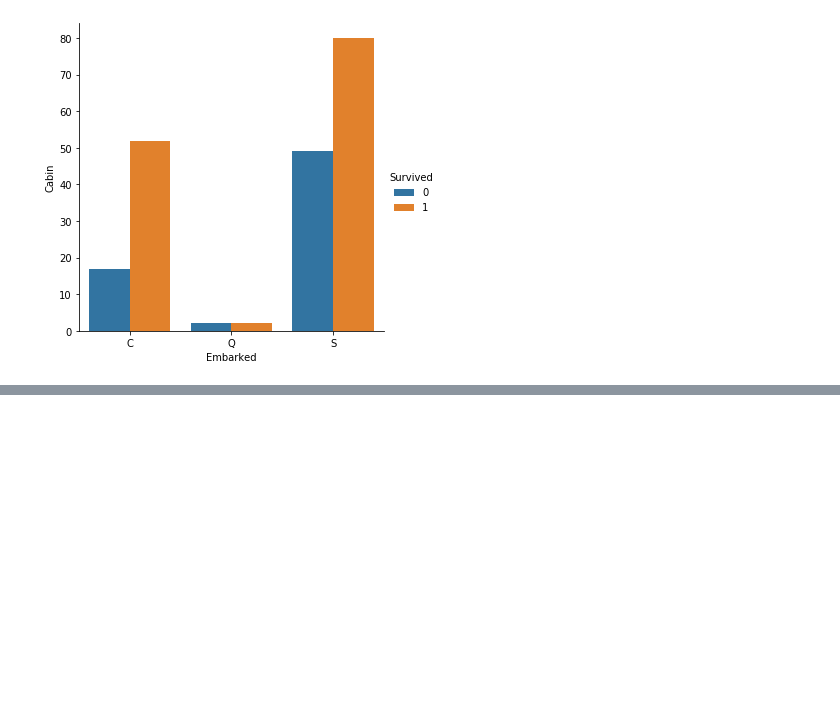
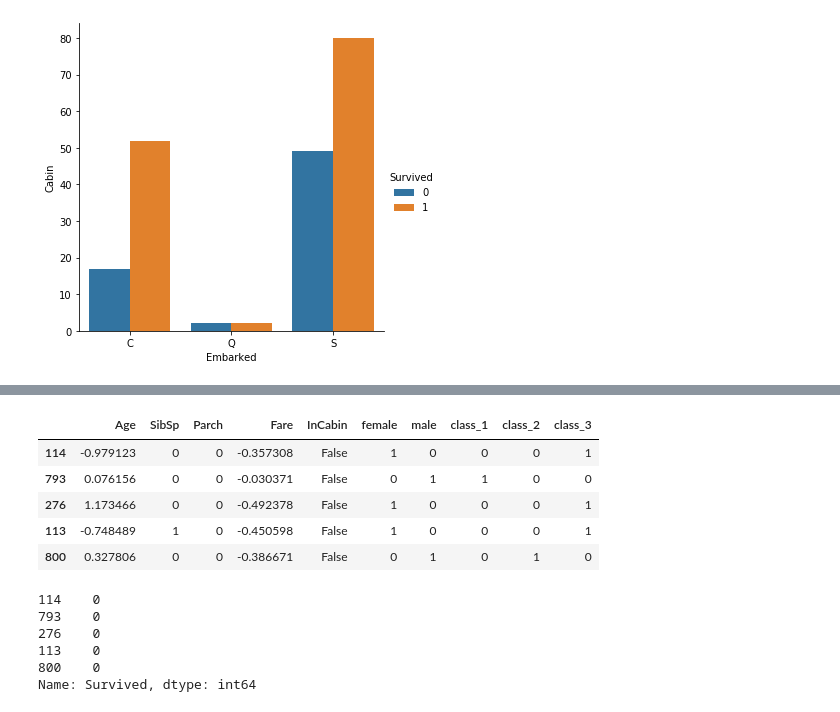
Before and after one commit to PatrickFlynn/Titanic_Prediction, a Jupyter notebook: Titanic EDA.ipynb, the cells around one changed output, grey strips where cells are left out. Saved outputs shown, nothing was run; the diff lists cells and outputs as text; code cells hidden in the pictures; blank space fills up the shorter version.

```diff
--- a/Titanic EDA.ipynb
+++ b/Titanic EDA.ipynb
@@ -174,0 +242,23 @@ df.corr()
+# %%
+X = df_filtered.drop('Survived', axis=1)
+y = df_filtered['Survived']
+# %%
+X_train, X_test, y_train, y_test = train_test_split(X, y, test_size=0.3, stratify=y, random_state=15144)
+# %%
+X_train.head()
+# %% [output]
+|  | Age | SibSp | Parch | Fare | InCabin | female | male | class_1 | class_2 | class_3 |
+| 114 | -0.979123 | 0 | 0 | -0.357308 | False | 1 | 0 | 0 | 0 | 1 |
+| 793 | 0.076156 | 0 | 0 | -0.030371 | False | 0 | 1 | 1 | 0 | 0 |
+| 276 | 1.173466 | 0 | 0 | -0.492378 | False | 1 | 0 | 0 | 0 | 1 |
+| 113 | -0.748489 | 1 | 0 | -0.450598 | False | 1 | 0 | 0 | 0 | 1 |
+| 800 | 0.327806 | 0 | 0 | -0.386671 | False | 0 | 1 | 0 | 1 | 0 |
+# %%
+y_train.head()
+# %% [output]
+114    0
+793    0
+276    0
+113    0
+800    0
+Name: Survived, dtype: int64
```
Also changed, not shown: parts of 30 cells of this notebook.
